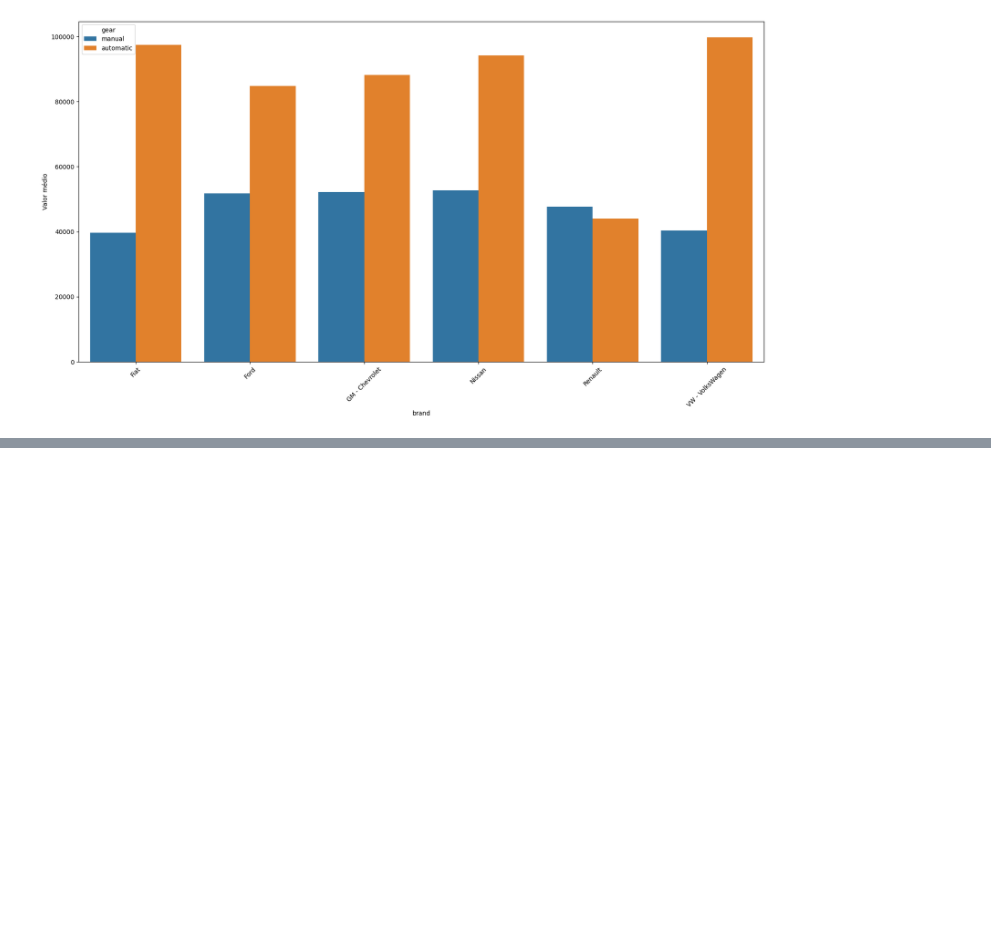
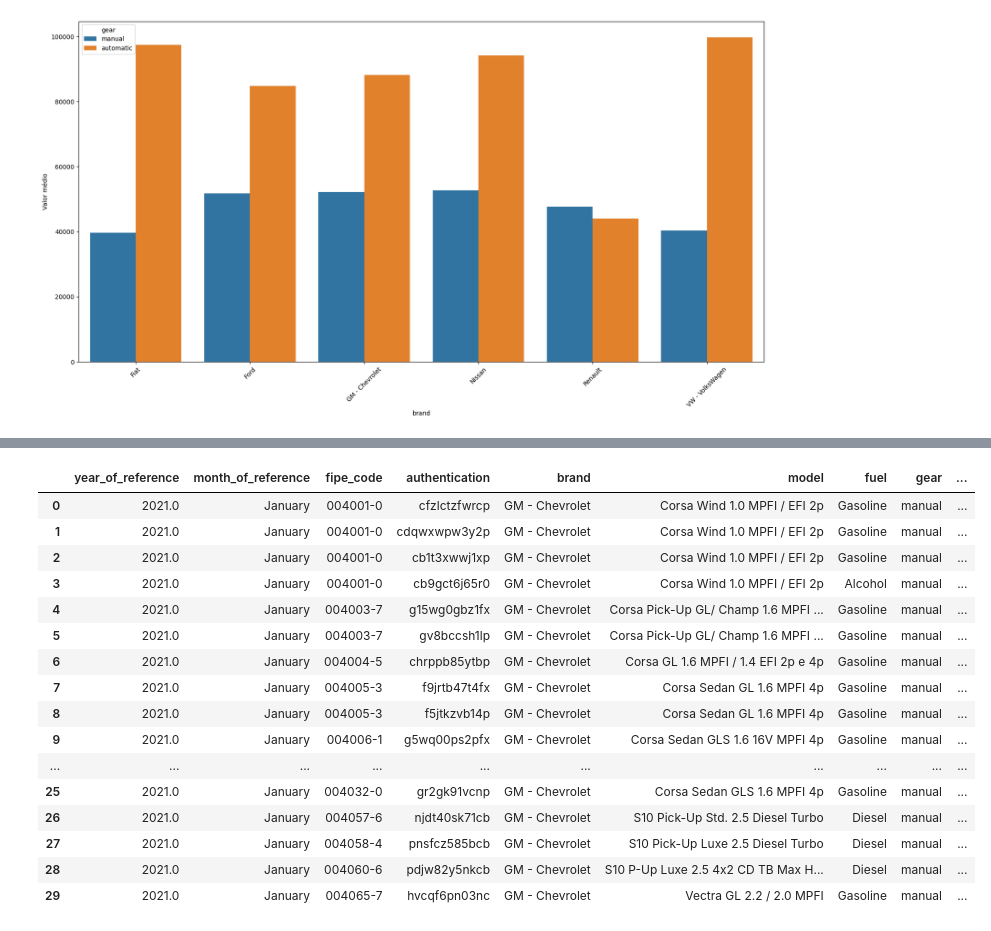
Before and after one commit to Equipe16-IAA/IAA002-TrabalhoFinal, a Jupyter notebook: Main.ipynb, the cells around one changed output, grey strips where cells are left out. Cells and saved outputs as stored; diff of their text form; code cells hidden in the pictures; blank space fills up the shorter version.

```diff
--- a/Main.ipynb
+++ b/Main.ipynb
@@ -307,0 +336,21 @@ plt.xticks(rotation=45);
+# %%
+dados['engine_size'] = LabelEncoder().fit_transform(dados['engine_size'])
+dados.head(30)
+# %% [output]
+|  | year_of_reference | month_of_reference | fipe_code | authentication | brand | model | fuel | gear | ... |
+| 0 | 2021.0 | January | 004001-0 | cfzlctzfwrcp | GM - Chevrolet | Corsa Wind 1.0 MPFI / EFI 2p | Gasoline | manual | ... |
+| 1 | 2021.0 | January | 004001-0 | cdqwxwpw3y2p | GM - Chevrolet | Corsa Wind 1.0 MPFI / EFI 2p | Gasoline | manual | ... |
+| 2 | 2021.0 | January | 004001-0 | cb1t3xwwj1xp | GM - Chevrolet | Corsa Wind 1.0 MPFI / EFI 2p | Gasoline | manual | ... |
+| 3 | 2021.0 | January | 004001-0 | cb9gct6j65r0 | GM - Chevrolet | Corsa Wind 1.0 MPFI / EFI 2p | Alcohol | manual | ... |
+| 4 | 2021.0 | January | 004003-7 | g15wg0gbz1fx | GM - Chevrolet | Corsa Pick-Up GL/ Champ 1.6 MPFI ... | Gasoline | manual | ... |
+| 5 | 2021.0 | January | 004003-7 | gv8bccsh1lp | GM - Chevrolet | Corsa Pick-Up GL/ Champ 1.6 MPFI ... | Gasoline | manual | ... |
+| 6 | 2021.0 | January | 004004-5 | chrppb85ytbp | GM - Chevrolet | Corsa GL 1.6 MPFI / 1.4 EFI 2p e 4p | Gasoline | manual | ... |
+| 7 | 2021.0 | January | 004005-3 | f9jrtb47t4fx | GM - Chevrolet | Corsa Sedan GL 1.6 MPFI 4p | Gasoline | manual | ... |
+| 8 | 2021.0 | January | 004005-3 | f5jtkzvb14p | GM - Chevrolet | Corsa Sedan GL 1.6 MPFI 4p | Gasoline | manual | ... |
+| 9 | 2021.0 | January | 004006-1 | g5wq00ps2pfx | GM - Chevrolet | Corsa Sedan GLS 1.6 16V MPFI 4p | Gasoline | manual | ... |
+| ... | ... | ... | ... | ... | ... | ... | ... | ... | ... |
+| 25 | 2021.0 | January | 004032-0 | gr2gk91vcnp | GM - Chevrolet | Corsa Sedan GLS 1.6 MPFI 4p | Gasoline | manual | ... |
+| 26 | 2021.0 | January | 004057-6 | njdt40sk71cb | GM - Chevrolet | S10 Pick-Up Std. 2.5 Diesel Turbo | Diesel | manual | ... |
+| 27 | 2021.0 | January | 004058-4 | pnsfcz585bcb | GM - Chevrolet | S10 Pick-Up Luxe 2.5 Diesel Turbo | Diesel | manual | ... |
+| 28 | 2021.0 | January | 004060-6 | pdjw82y5nkcb | GM - Chevrolet | S10 P-Up Luxe 2.5 4x2 CD TB Max H... | Diesel | manual | ... |
+| 29 | 2021.0 | January | 004065-7 | hvcqf6pn03nc | GM - Chevrolet | Vectra GL 2.2 / 2.0 MPFI | Gasoline | manual | ... |
```
Also changed, not shown: parts of 18 cells of this notebook.
